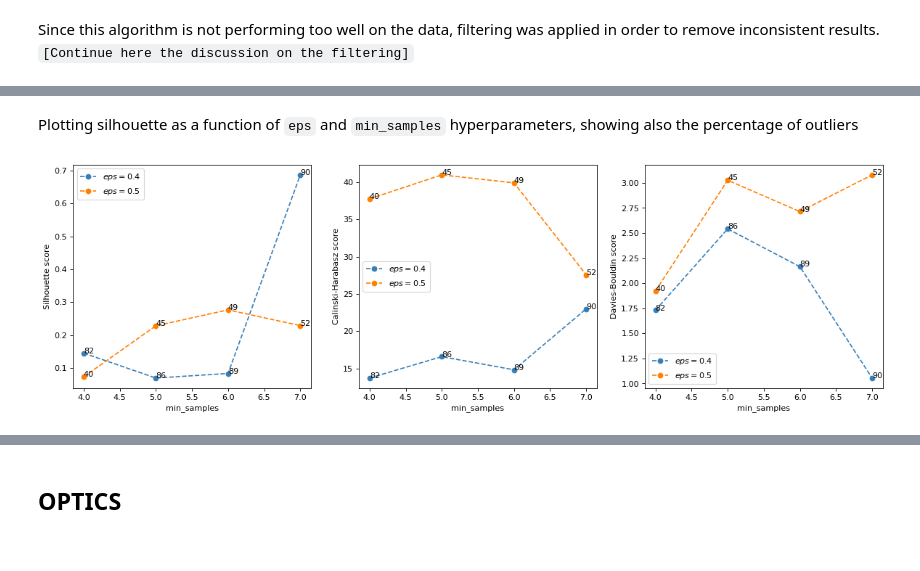
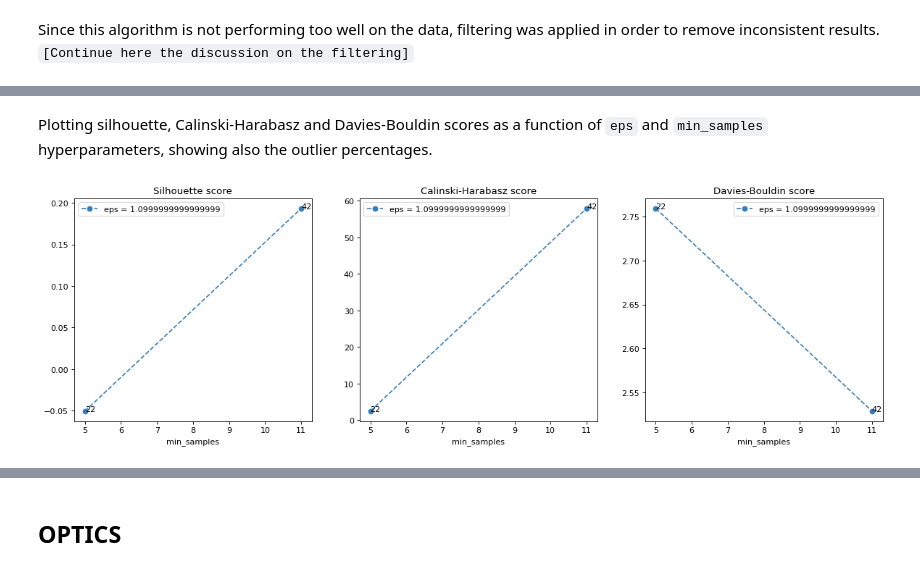
Before and after one commit to VenturelliMatteo/Clients-Clustering, a Jupyter notebook: Clustering.ipynb, the cells around one changed output, grey strips where cells are left out. Saved outputs shown, nothing was run; the diff lists cells and outputs as text; code cells hidden in the pictures.

```diff
--- a/Clustering.ipynb
+++ b/Clustering.ipynb
@@ -434,35 +465,49 @@ print(min_samples_list)
 # %% [markdown]
-Plotting silhouette as a function of <code>eps</code> and <code>min_samples</code> hyperparameters, showing also the percentage of outliers
+Plotting silhouette, Calinski-Harabasz and Davies-Bouldin scores as a function of <code>eps</code> and <code>min_samples</code> hyperparameters, showing also the outlier percentages.
-# %%
-fig, axes = plt.subplots(1, 3, figsize=(18,5), dpi=80)
-ax = axes[0]
-ax.plot(min_samples_list[:4], silhouette_list[:4], 'o--', color = '#377eb8', label = '$eps=0.4$')
-ax.plot(min_samples_list[:4], silhouette_list[4:8], 'o--', color = '#ff7f00', label = '$eps=0.5$')
-ax.set_xlabel('min_samples')
-ax.set_ylabel('Silhouette score')
-for i in range(8):
-    ax.annotate(outliers_number_list[i], (min_samples_list[i], silhouette_list[i]))
-ax.legend()
-
-ax = axes[1]
-ax.plot(min_samples_list[:4], ch_list[:4], 'o--', color = '#377eb8', label = '$eps=0.4$')
-ax.plot(min_samples_list[:4], ch_list[4:8], 'o--', color = '#ff7f00', label = '$eps=0.5$')
-ax.set_xlabel('min_samples')
-ax.set_ylabel('Calinski-Harabasz score')
-for i in range(8):
-    ax.annotate(outliers_number_list[i], (min_samples_list[i], ch_list[i]))
-ax.legend()
-
-ax = axes[2]
-ax.plot(min_samples_list[:4], db_list[:4], 'o--', color = '#377eb8', label = '$eps=0.4$')
-ax.plot(min_samples_list[:4], db_list[4:8], 'o--', color = '#ff7f00', label = '$eps=0.5$')
-ax.set_xlabel('min_samples')
-ax.set_ylabel('Davies-Bouldin score')
-for i in range(8):
-    ax.annotate(outliers_number_list[i], (min_samples_list[i], db_list[i]))
-ax.legend()
-
-plt.show()
-# %% [output]
-[figure, removed]
+# %%
+# defining the object containing the plots
+fig, axes = plt.subplots(1, 3, figsize=(18,5), dpi=80)
+
+# creating a list containing the ordered unique values of eps, used to plot the scores
+eps_unique = sorted(list(set(eps_list)), key=float)
+
+# defining a color list to distinguish between different eps values in the plots
+color_list = ['#377eb8', '#ff7f00', '#4daf4a', "#f781bf", "#a65628", "#984ea3"]
+
+# converting lists to numpy arrays in order to exploit filtering
+eps_list = np.array(eps_list)
+min_samples_list = np.array(min_samples_list)
+outliers_number_list = np.array(outliers_number_list)
+silhouette_list = np.array(silhouette_list)
+ch_list = np.array(ch_list)
+db_list = np.array(db_list)
+
+# initializing the counter for unique values of eps (used to color the plots)
+eps_count = 0
+
+# for each unique value of eps, plot the three scores onto three different plots (each plot is a 'o--' scatterplot)
+for eps in eps_unique:
+    filt = (eps_list == eps)
+    axes[0].plot(min_samples_list[filt], silhouette_list[filt], 'o--', color = color_list[eps_count], label = f'eps = {eps}')
+    axes[1].plot(min_samples_list[filt], ch_list[filt], 'o--', color = color_list[eps_count], label = f'eps = {eps}')
+    axes[2].plot(min_samples_list[filt], db_list[filt], 'o--', color = color_list[eps_count], label = f'eps = {eps}')
+    eps_count = eps_count + 1
+
+# for each point, annotate the percentage of outliers on the plots
+for i in range(len(eps_list)):
+    axes[0].annotate(outliers_number_list[i], (min_samples_list[i], silhouette_list[i]))
+    axes[1].annotate(outliers_number_list[i], (min_samples_list[i], ch_list[i]))
+    axes[2].annotate(outliers_number_list[i], (min_samples_list[i], db_list[i]))
+
+# for each plot, insert the legend
+for i in range(3):
+    axes[i].legend()
+    axes[i].set_xlabel('min_samples')
+
+# setting plot titles
+_ = axes[0].set_title('Silhouette score')
+_ = axes[1].set_title('Calinski-Harabasz score')
+_ = axes[2].set_title('Davies-Bouldin score')
+# %% [output]
+[figure, added]
 # %% [markdown]
```
Also changed, not shown: parts of 9 cells of this notebook.
